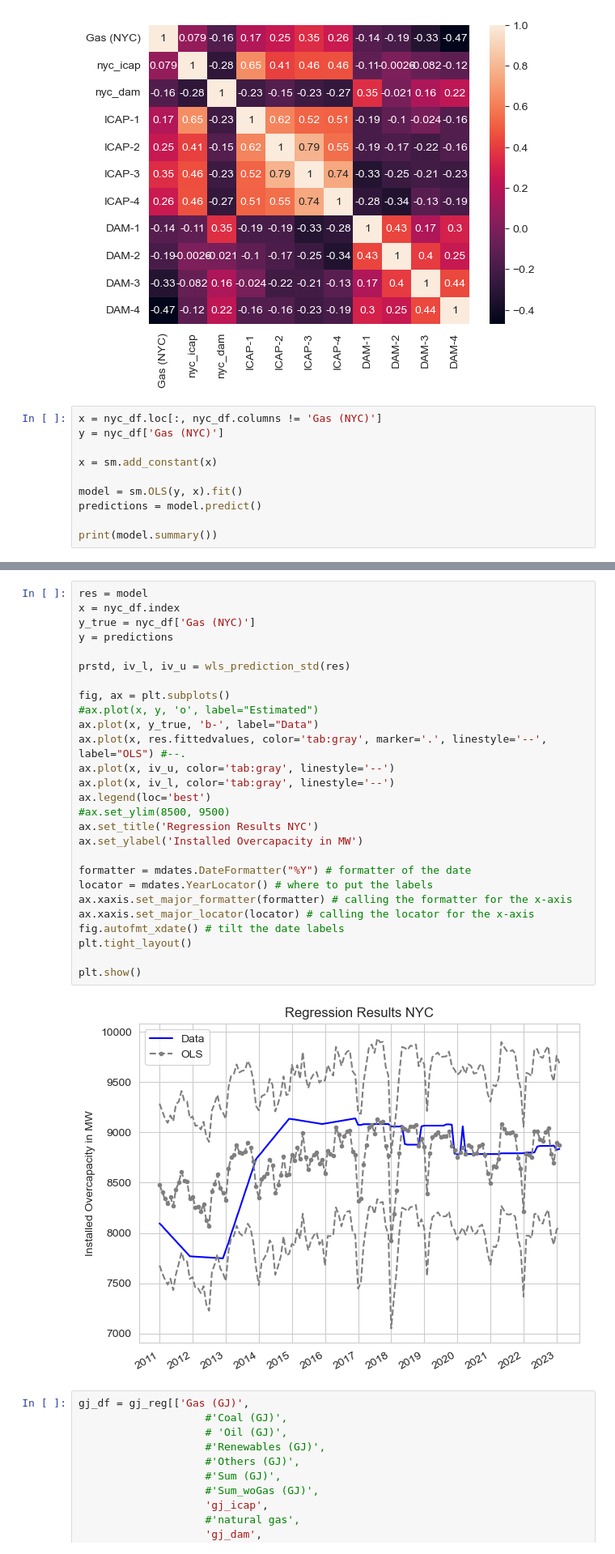
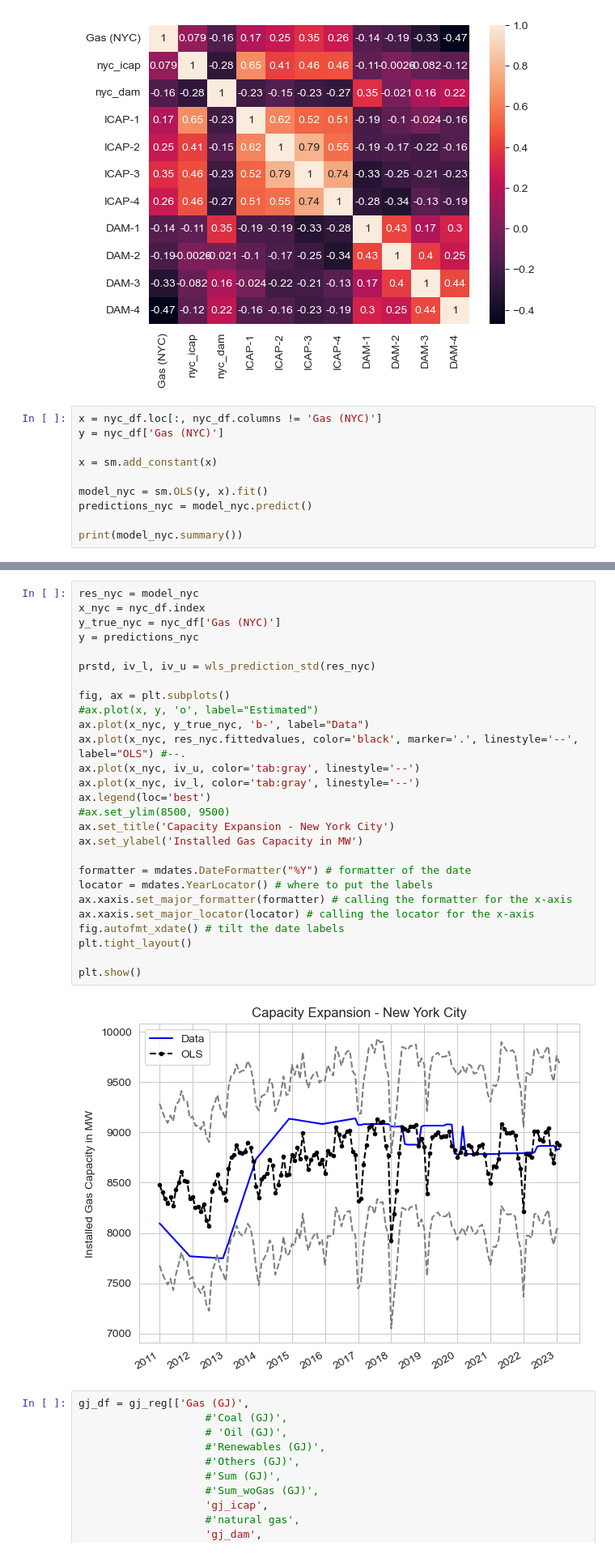
Before and after one commit to borvendegmate/tum_power_system_economics, a Jupyter notebook: code/regression_expansion.ipynb, the cells around one changed output, grey strips where cells are left out. Shown at 81% size. Drawn from its saved outputs; the diff is of its cells as text.

```diff
--- a/code/regression_expansion.ipynb
+++ b/code/regression_expansion.ipynb
@@ -369,10 +360,10 @@ y = nyc_df['Gas (NYC)']
 
 x = sm.add_constant(x)
 
-model = sm.OLS(y, x).fit()
-predictions = model.predict()
+model_nyc = sm.OLS(y, x).fit()
+predictions_nyc = model_nyc.predict()
 
-print(model.summary())
+print(model_nyc.summary())
 # %% [output]
                             OLS Regression Results
 ==============================================================================
@@ -392,34 +383,34 @@ Covariance Type:            nonrobust
 Notes:
 [1] Standard Errors assume that the covariance matrix of the errors is correctly specified.
 # %%
-res = model
-x = nyc_df.index
-y_true = nyc_df['Gas (NYC)']
-y = predictions
+res_nyc = model_nyc
+x_nyc = nyc_df.index
+y_true_nyc = nyc_df['Gas (NYC)']
+y = predictions_nyc
 
-prstd, iv_l, iv_u = wls_prediction_std(res)
+prstd, iv_l, iv_u = wls_prediction_std(res_nyc)
 
 fig, ax = plt.subplots()
 #ax.plot(x, y, 'o', label="Estimated")
-ax.plot(x, y_true, 'b-', label="Data")
-ax.plot(x, res.fittedvalues, color='tab:gray', marker='.', linestyle='--', label="OLS") #--.
-ax.plot(x, iv_u, color='tab:gray', linestyle='--')
-ax.plot(x, iv_l, color='tab:gray', linestyle='--')
+ax.plot(x_nyc, y_true_nyc, 'b-', label="Data")
+ax.plot(x_nyc, res_nyc.fittedvalues, color='black', marker='.', linestyle='--', label="OLS") #--.
+ax.plot(x_nyc, iv_u, color='tab:gray', linestyle='--')
+ax.plot(x_nyc, iv_l, color='tab:gray', linestyle='--')
 ax.legend(loc='best')
 #ax.set_ylim(8500, 9500)
-ax.set_title('Regression Results NYC')
-ax.set_ylabel('Installed Overcapacity in MW')
+ax.set_title('Capacity Expansion - New York City')
+ax.set_ylabel('Installed Gas Capacity in MW')
 
 formatter = mdates.DateFormatter("%Y") # formatter of the date
 locator = mdates.YearLocator() # where to put the labels
 ax.xaxis.set_major_formatter(formatter) # calling the formatter for the x-axis
 ax.xaxis.set_major_locator(locator) # calling the locator for the x-axis
 fig.autofmt_xdate() # tilt the date labels
 plt.tight_layout()
 
 plt.show()
 # %% [output]
-[figure, old version]
+[figure, new version]
 # %%
 gj_df = gj_reg[['Gas (GJ)',
                     #'Coal (GJ)',
```
Also changed, not shown: parts of 10 cells of this notebook, 14 other files.
